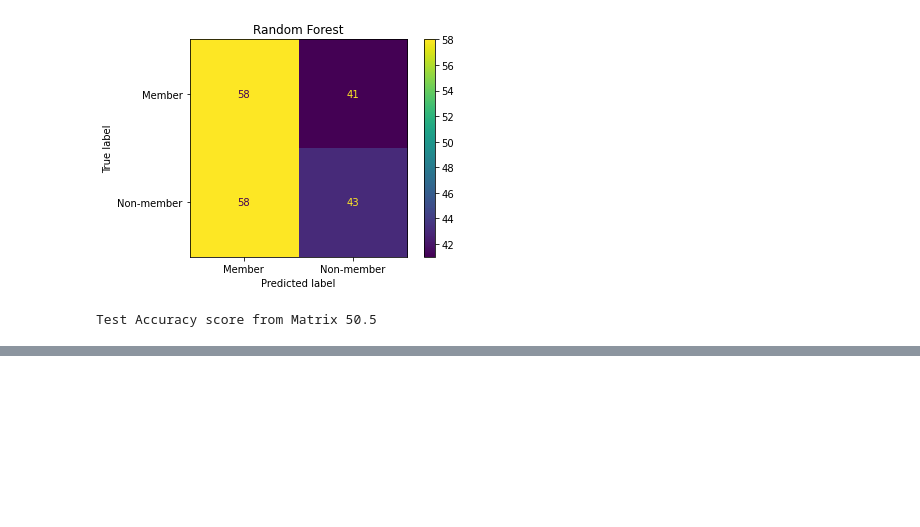
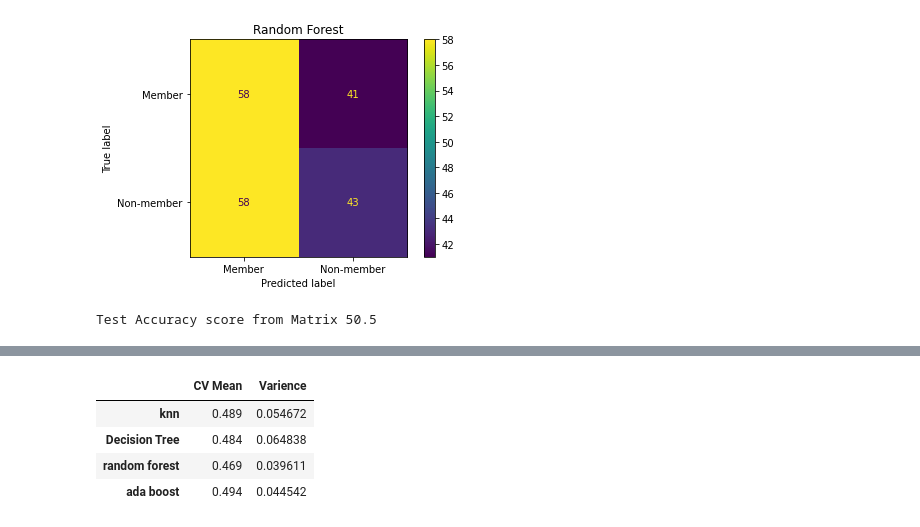
Before and after one commit to tallanikhila/SDM-Project-customerPrediction, a Jupyter notebook: model_analysis.ipynb, the cells around one changed output, grey strips where cells are left out. Saved outputs shown, nothing was run; the diff lists cells and outputs as text; code cells hidden in the pictures; blank space fills up the shorter version.

```diff
--- a/model_analysis.ipynb
+++ b/model_analysis.ipynb
@@ -393,0 +436,25 @@ Test Accuracy score from Matrix 50.5
+# %%
+kfold = KFold(n_splits=10, random_state=None)
+
+
+mean_list=[]
+accuracy=[]
+std_list=[]
+
+
+classifiers=['knn','Decision Tree','random forest','ada boost']
+models = [knn5,decision_tree,random_forest,ada_boost]
+
+for model in models:
+    cross_validation_output = cross_val_score(model,x,y, cv = kfold,scoring = "accuracy")
+    mean_list.append(cross_validation_output.mean())
+    std_list.append(cross_validation_output.std())
+    accuracy.append(cross_validation_output)
+models_dataframe=pd.DataFrame({'CV Mean':mean_list,'Varience':std_list},index=classifiers)
+models_dataframe
+# %% [output]
+|  | CV Mean | Varience |
+| knn | 0.489 | 0.054672 |
+| Decision Tree | 0.484 | 0.064838 |
+| random forest | 0.469 | 0.039611 |
+| ada boost | 0.494 | 0.044542 |
```
Also changed, not shown: parts of 13 cells of this notebook.
